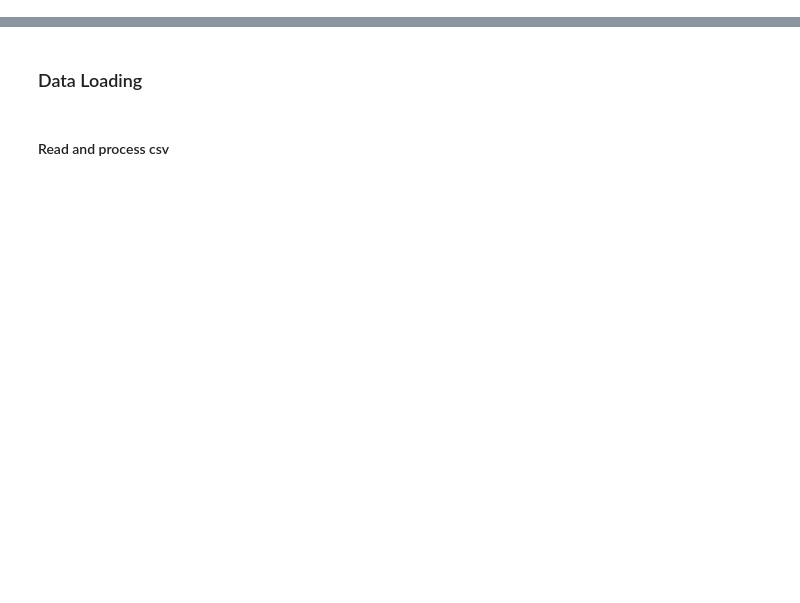
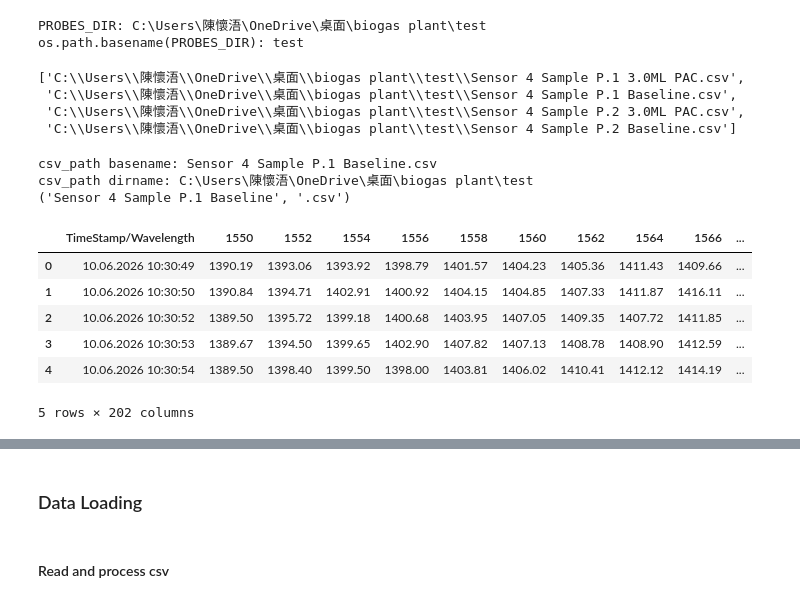
Before and after one commit to finn777-yea/Spectral-data-processing, a Jupyter notebook: demo.ipynb, the cells around one changed output, grey strips where cells are left out. Drawn from its saved outputs; the diff is of its cells as text; code cells hidden in the pictures; blank space fills up the shorter version.

```diff
--- a/demo.ipynb
+++ b/demo.ipynb
@@ -1,21 +1,42 @@
 # %%
-import glob
-import os
-PROBES_DIR = os.path.join("Probe A (21.-22.06.2022)", "Probe A (21.-22.06.2022)")
+import glob # For file pattern matching
+import os # For handling file paths
+# Define the directory containing the probe data
+PROBES_DIR = os.path.join("C:\\Users\\陳懷浯\\OneDrive\\桌面\\biogas plant\\test")
 print(f"PROBES_DIR: {PROBES_DIR}")
 print(f"os.path.basename(PROBES_DIR): {os.path.basename(PROBES_DIR)}")
+# %% [output]
+PROBES_DIR: C:\Users\陳懷浯\OneDrive\桌面\biogas plant\test
+os.path.basename(PROBES_DIR): test
 # %%
-glob.glob(os.path.join(PROBES_DIR, "sensor_4_*.csv"))[:5]
+glob.glob(os.path.join(PROBES_DIR, "Sensor 4*.csv"))[:5]
+# List the first 5 CSV files in the PROBES_DIR that start with "Sensor 4"
+# %% [output]
+['C:\\Users\\陳懷浯\\OneDrive\\桌面\\biogas plant\\test\\Sensor 4 Sample P.1 3.0ML PAC.csv',
+ 'C:\\Users\\陳懷浯\\OneDrive\\桌面\\biogas plant\\test\\Sensor 4 Sample P.1 Baseline.csv',
+ 'C:\\Users\\陳懷浯\\OneDrive\\桌面\\biogas plant\\test\\Sensor 4 Sample P.2 3.0ML PAC.csv',
+ 'C:\\Users\\陳懷浯\\OneDrive\\桌面\\biogas plant\\test\\Sensor 4 Sample P.2 Baseline.csv']
 # %%
 import pandas as pd
 import numpy as np
 
-csv_path = os.path.join(PROBES_DIR, "sensor_4_sample_19.csv")
-print(f"csv_path basename: {os.path.basename(csv_path)}")
-print(f"csv_path dirname: {os.path.dirname(csv_path)}")
-print(os.path.splitext(os.path.basename(csv_path)))
-df = pd.read_csv(csv_path)
+csv_path = os.path.join(PROBES_DIR, "Sensor 4 Sample P.1 Baseline.csv") # Path to the specific CSV file to read
+print(f"csv_path basename: {os.path.basename(csv_path)}") # Print the base name of the CSV file
+print(f"csv_path dirname: {os.path.dirname(csv_path)}") # Print the directory name of the CSV file
+print(os.path.splitext(os.path.basename(csv_path)))# Print the base name and extension of the CSV file
+df = pd.read_csv(csv_path)# Read the CSV file into a DataFrame
 
-df.head()
+df.head()# Display the first few rows of the DataFrame
+# %% [output]
+csv_path basename: Sensor 4 Sample P.1 Baseline.csv
+csv_path dirname: C:\Users\陳懷浯\OneDrive\桌面\biogas plant\test
+('Sensor 4 Sample P.1 Baseline', '.csv')
+|  | TimeStamp/Wavelength | 1550 | 1552 | 1554 | 1556 | 1558 | 1560 | 1562 | 1564 | 1566 | ... |
+| 0 | 10.06.2026 10:30:49 | 1390.19 | 1393.06 | 1393.92 | 1398.79 | 1401.57 | 1404.23 | 1405.36 | 1411.43 | 1409.66 | ... |
+| 1 | 10.06.2026 10:30:50 | 1390.84 | 1394.71 | 1402.91 | 1400.92 | 1404.15 | 1404.85 | 1407.33 | 1411.87 | 1416.11 | ... |
+| 2 | 10.06.2026 10:30:52 | 1389.50 | 1395.72 | 1399.18 | 1400.68 | 1403.95 | 1407.05 | 1409.35 | 1407.72 | 1411.85 | ... |
+| 3 | 10.06.2026 10:30:53 | 1389.67 | 1394.50 | 1399.65 | 1402.90 | 1407.82 | 1407.13 | 1408.78 | 1408.90 | 1412.59 | ... |
+| 4 | 10.06.2026 10:30:54 | 1389.50 | 1398.40 | 1399.50 | 1398.00 | 1403.81 | 1406.02 | 1410.41 | 1412.12 | 1414.19 | ... |
+5 rows × 202 columns
 # %%
 dfd = df.drop(columns=df.columns[0], inplace=False)
```
Also changed, not shown: parts of 11 cells of this notebook.
